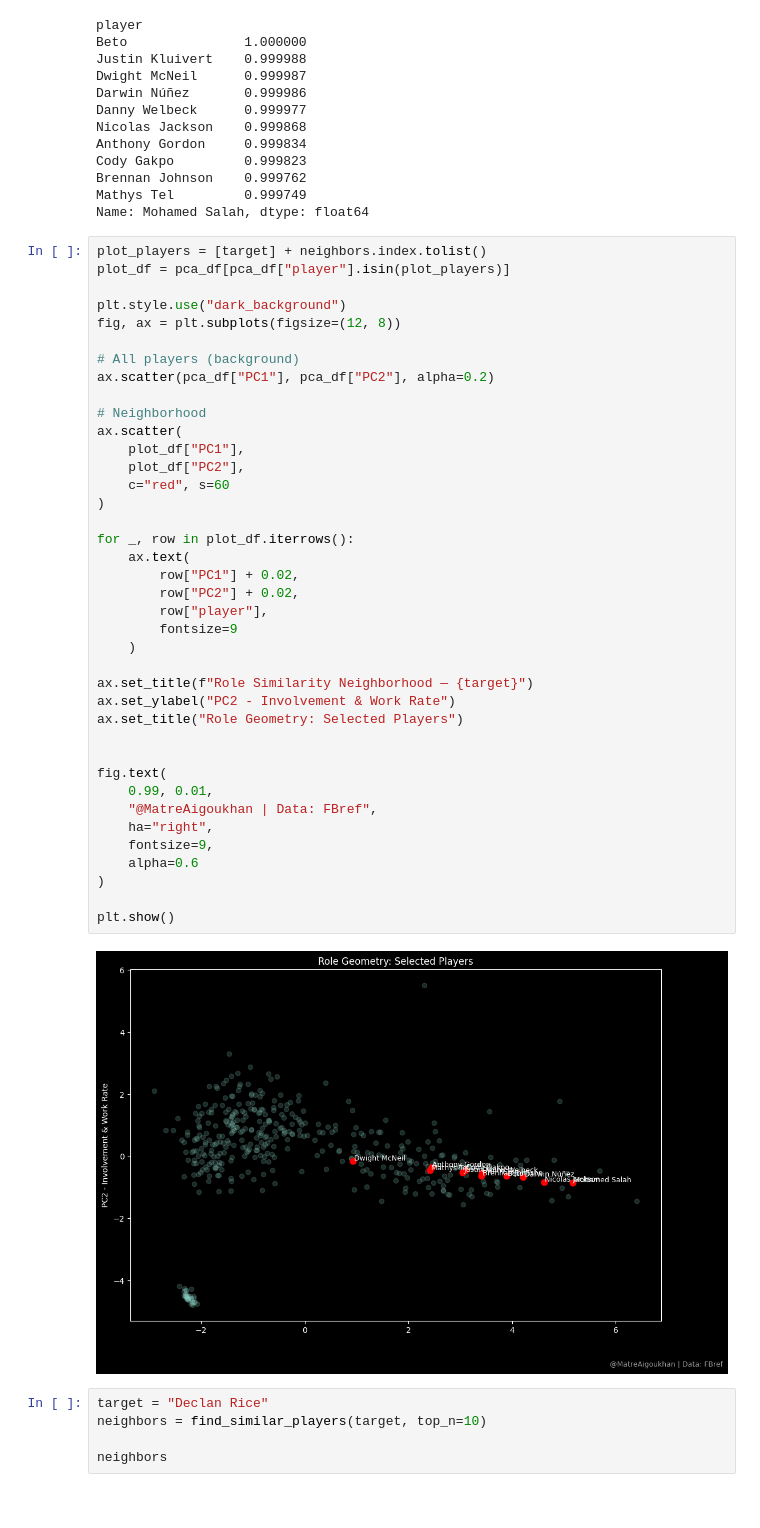
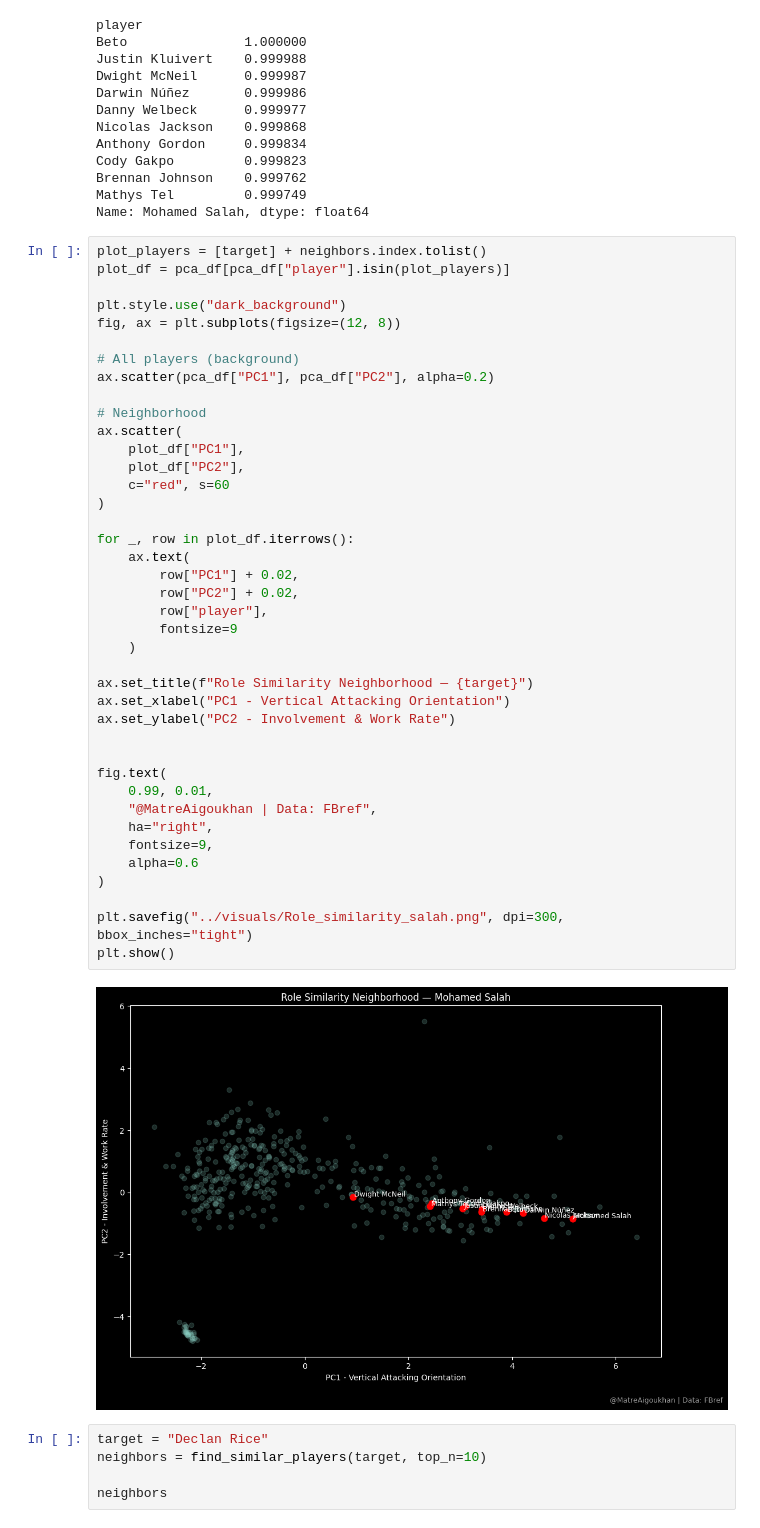
Before and after one commit to Matre5/player-role-profiler, a Jupyter notebook: notebooks/01_player_role_geometry.ipynb, the cells around one changed output. Saved outputs shown, nothing was run; the diff lists cells and outputs as text.

Commit message:
similarity visuals

```diff
--- a/notebooks/01_player_role_geometry.ipynb
+++ b/notebooks/01_player_role_geometry.ipynb
@@ -593,35 +593,36 @@ ax.scatter(pca_df["PC1"], pca_df["PC2"], alpha=0.2)
 
 # Neighborhood
 ax.scatter(
     plot_df["PC1"],
     plot_df["PC2"],
     c="red", s=60
 )
 
 for _, row in plot_df.iterrows():
     ax.text(
         row["PC1"] + 0.02,
         row["PC2"] + 0.02,
         row["player"],
         fontsize=9
     )
 
 ax.set_title(f"Role Similarity Neighborhood — {target}")
+ax.set_xlabel("PC1 - Vertical Attacking Orientation")
 ax.set_ylabel("PC2 - Involvement & Work Rate")
-ax.set_title("Role Geometry: Selected Players")
 
 
 fig.text(
     0.99, 0.01,
     "@MatreAigoukhan | Data: FBref",
     ha="right",
     fontsize=9,
     alpha=0.6
 )
 
+plt.savefig("../visuals/Role_similarity_salah.png", dpi=300, bbox_inches="tight")
 plt.show()
 # %% [output]
-[figure, old version]
+[figure, new version]
 # %%
 target = "Declan Rice"
 neighbors = find_similar_players(target, top_n=10)
```
Also changed, not shown: parts of 2 cells of this notebook, 3 other files.
